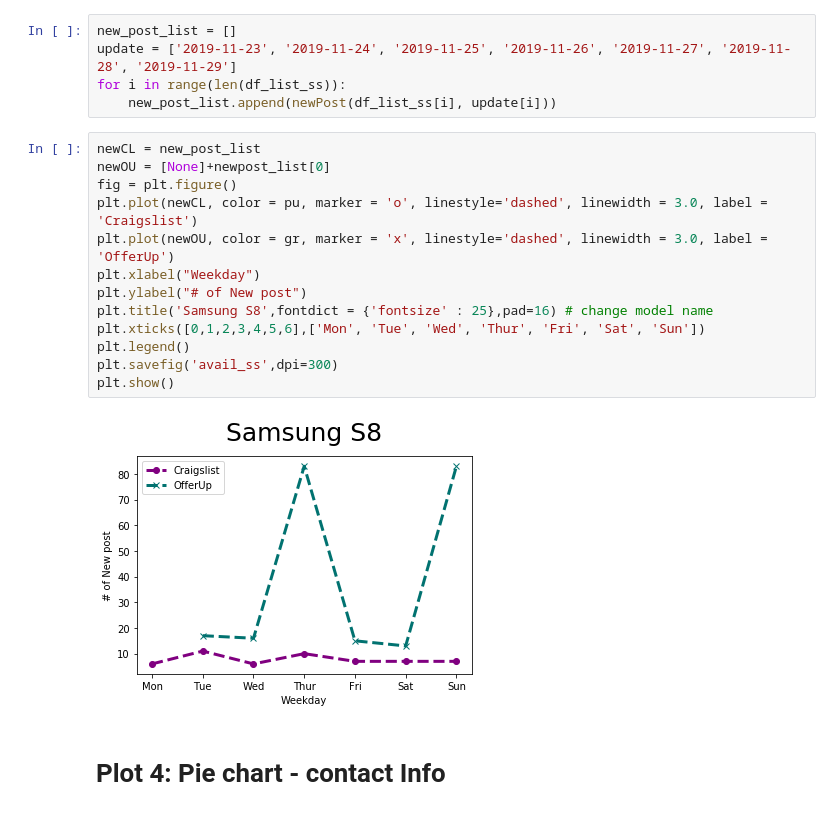
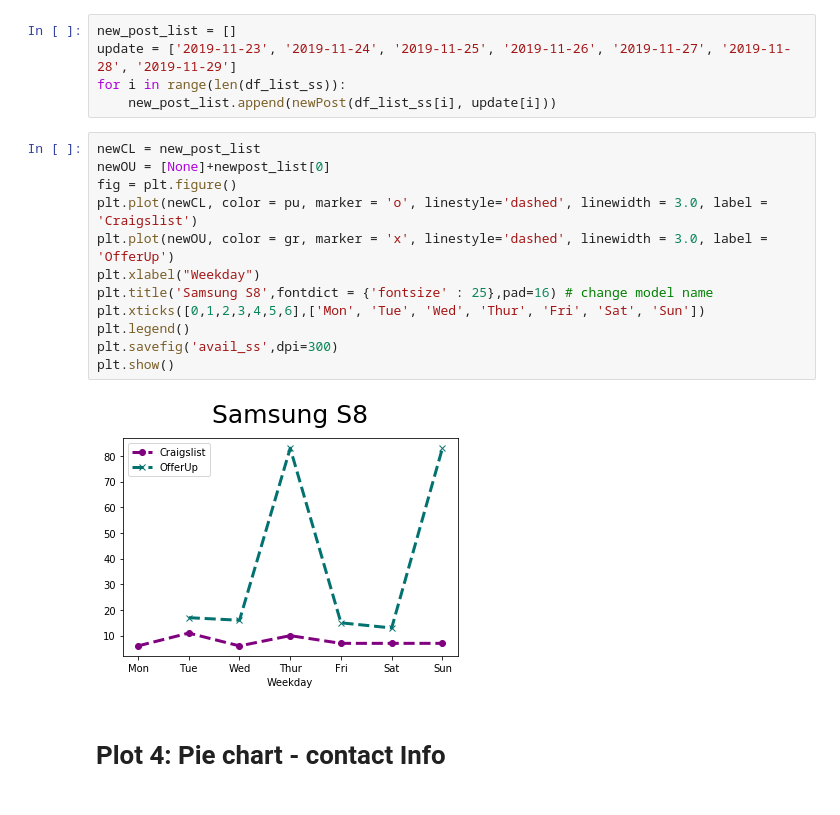
Before and after one commit to BaomoZhou/ece143_fa19_bazhou_Varun_Angela_Frank, a Jupyter notebook: ECE143 project plot.ipynb, the cells around one changed output. Saved outputs shown, nothing was run; the diff lists cells and outputs as text.

```diff
--- a/ECE143 project plot.ipynb
+++ b/ECE143 project plot.ipynb
@@ -400,18 +400,17 @@ for i in range(len(df_list_ss)):
 # %%
 newCL = new_post_list
 newOU = [None]+newpost_list[0]
 fig = plt.figure()
 plt.plot(newCL, color = pu, marker = 'o', linestyle='dashed', linewidth = 3.0, label = 'Craigslist')
 plt.plot(newOU, color = gr, marker = 'x', linestyle='dashed', linewidth = 3.0, label = 'OfferUp')
 plt.xlabel("Weekday")
-plt.ylabel("# of New post")
 plt.title('Samsung S8',fontdict = {'fontsize' : 25},pad=16) # change model name
 plt.xticks([0,1,2,3,4,5,6],['Mon', 'Tue', 'Wed', 'Thur', 'Fri', 'Sat', 'Sun'])
 plt.legend()
 plt.savefig('avail_ss',dpi=300)
 plt.show()
 # %% [output]
-[figure, old version]
+[figure, new version]
 # %% [markdown]
 # Plot 4: Pie chart - contact Info
 # %%
```
Also changed, not shown: parts of 2 cells of this notebook, 3 other files.
